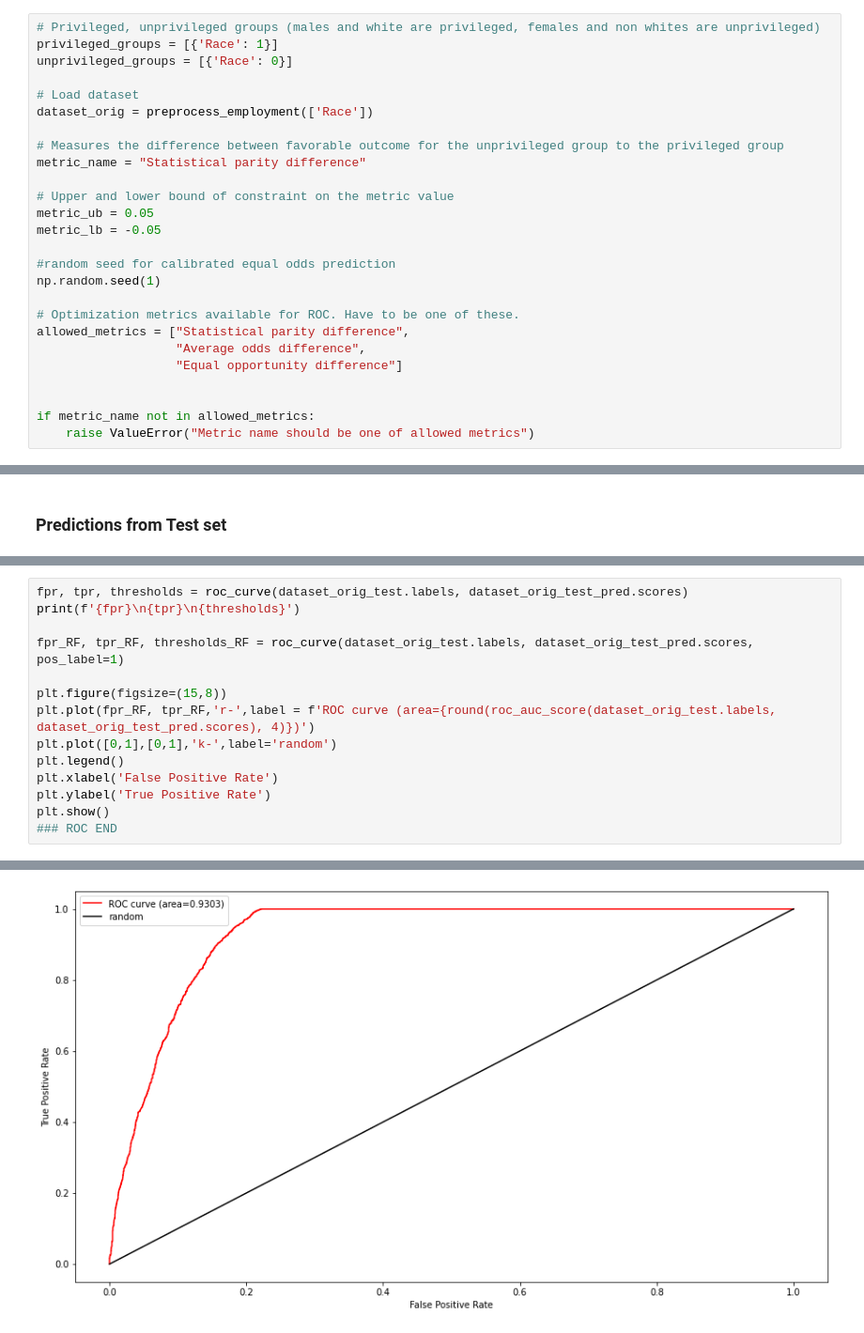
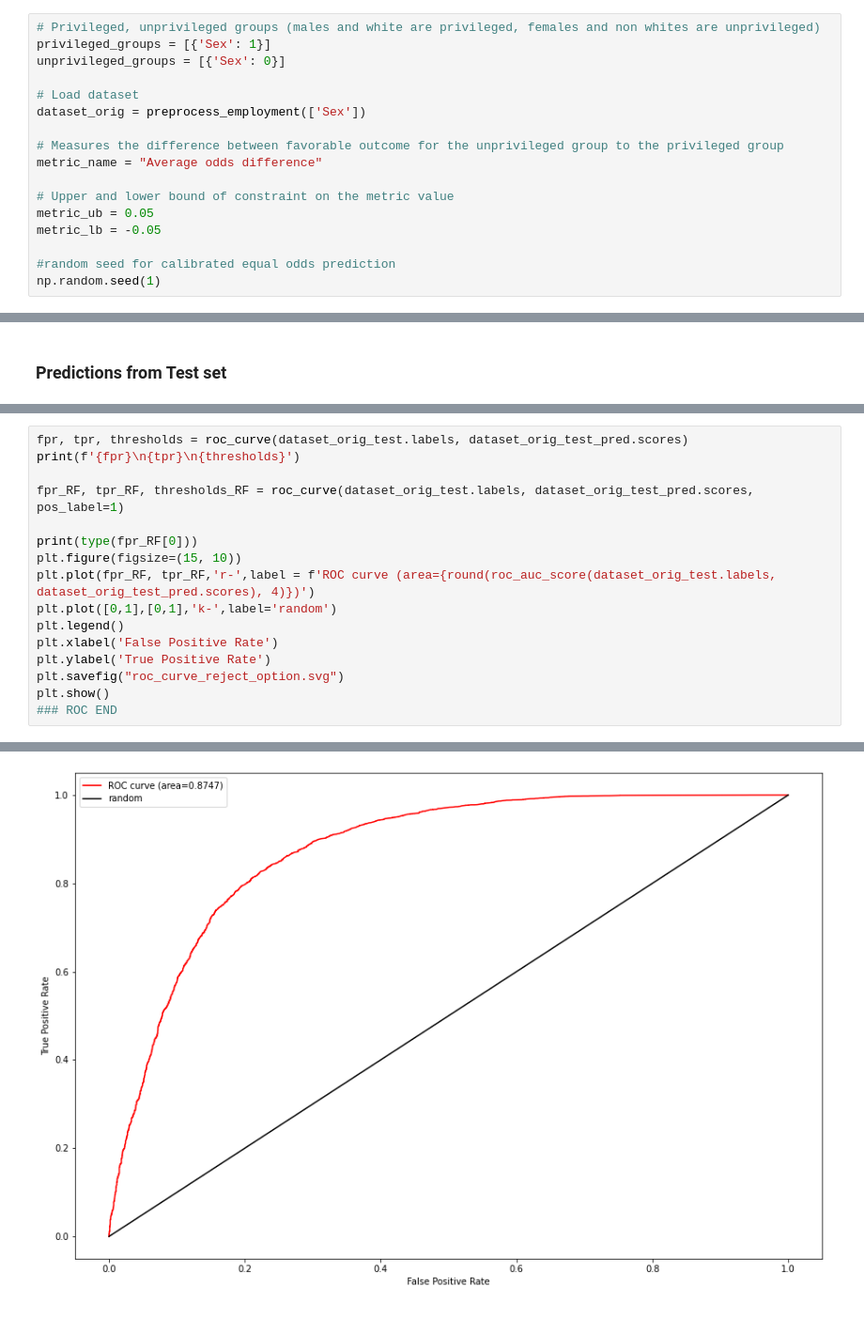
Before and after one commit to khuf/INFO381, a Jupyter notebook: notebooks/ai360_reject_option_classification.ipynb, the cells around one changed output, grey strips where cells are left out. Shown at 94% size. Cells and saved outputs as stored; diff of their text form.

```diff
--- a/notebooks/ai360_reject_option_classification.ipynb
+++ b/notebooks/ai360_reject_option_classification.ipynb
@@ -53,13 +49,13 @@ Matplotlib Error, comment out matplotlib.use('TkAgg')
 # %%
 # Privileged, unprivileged groups (males and white are privileged, females and non whites are unprivileged)
-privileged_groups = [{'Race': 1}]
-unprivileged_groups = [{'Race': 0}]
+privileged_groups = [{'Sex': 1}]
+unprivileged_groups = [{'Sex': 0}]
 
 # Load dataset
-dataset_orig = preprocess_employment(['Race'])
+dataset_orig = preprocess_employment(['Sex'])
 
 # Measures the difference between favorable outcome for the unprivileged group to the privileged group
-metric_name = "Statistical parity difference"
+metric_name = "Average odds difference"
 
 # Upper and lower bound of constraint on the metric value
 metric_ub = 0.05
@@ -67,15 +63,6 @@ metric_lb = -0.05
 
 #random seed for calibrated equal odds prediction
 np.random.seed(1)
-
-# Optimization metrics available for ROC. Have to be one of these.
-allowed_metrics = ["Statistical parity difference",
-                   "Average odds difference",
-                   "Equal opportunity difference"]
-
-
-if metric_name not in allowed_metrics:
-    raise ValueError("Metric name should be one of allowed metrics")
 # %%
 # Split into train and test (70% train, 15% validate & 15% train)
 dataset_orig_train, dataset_orig_vt = dataset_orig.split([0.7], shuffle=True)
@@ -284,12 +271,14 @@ print(f'{fpr}\n{tpr}\n{thresholds}')
 
 fpr_RF, tpr_RF, thresholds_RF = roc_curve(dataset_orig_test.labels, dataset_orig_test_pred.scores, pos_label=1)
 
-plt.figure(figsize=(15,8))
+print(type(fpr_RF[0]))
+plt.figure(figsize=(15, 10))
 plt.plot(fpr_RF, tpr_RF,'r-',label = f'ROC curve (area={round(roc_auc_score(dataset_orig_test.labels, dataset_orig_test_pred.scores), 4)})')
 plt.plot([0,1],[0,1],'k-',label='random')
 plt.legend()
 plt.xlabel('False Positive Rate')
 plt.ylabel('True Positive Rate')
+plt.savefig("roc_curve_reject_option.svg")
 plt.show()
 ### ROC END
 # %% [output]
@@ -301,4 +291,4 @@ plt.show()
-[figure, old version]
+[figure, new version]
 # %%
 827# Metrics for the transformed test set
 dataset_transf_test_pred = ROC.predict(dataset_orig_test_pred)
```
Also changed, not shown: parts of 11 cells of this notebook, 7 other files.
